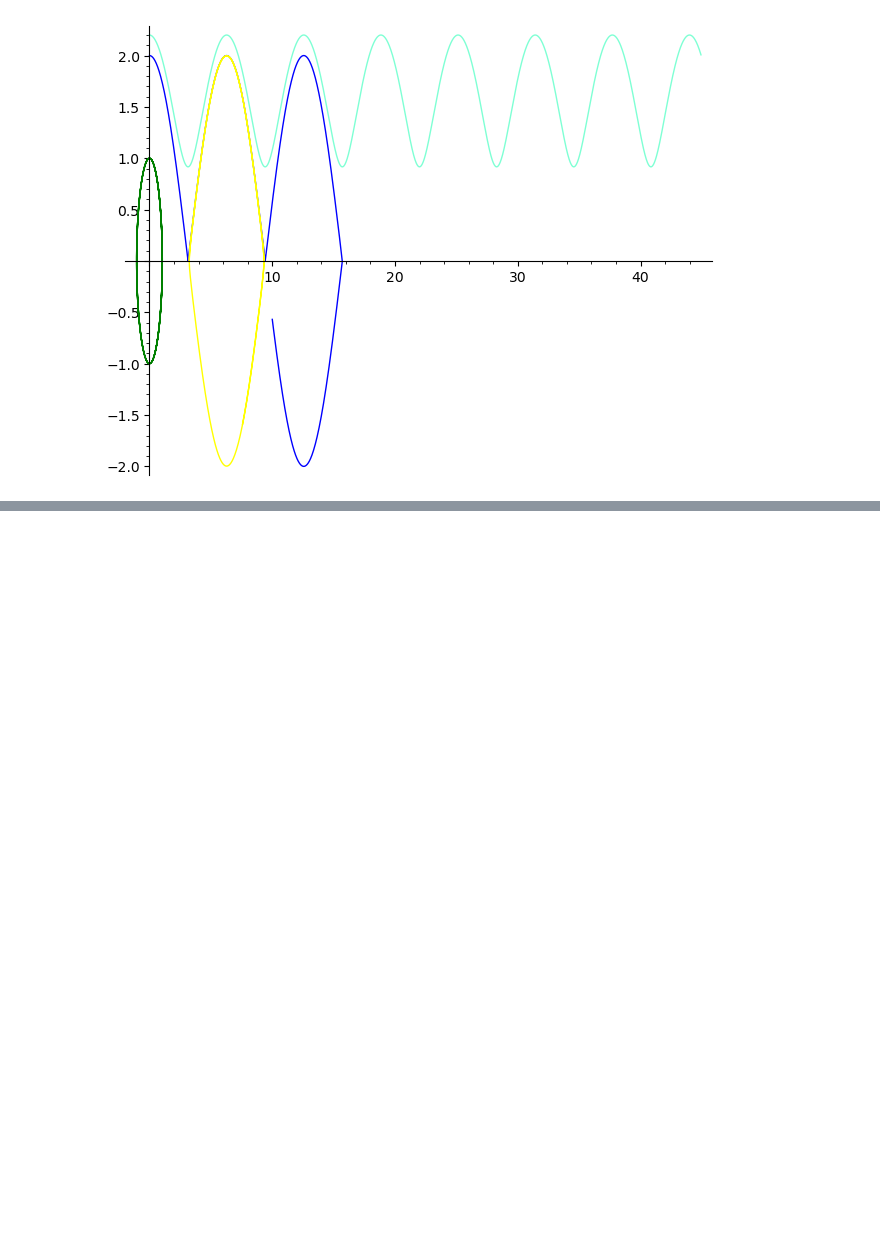
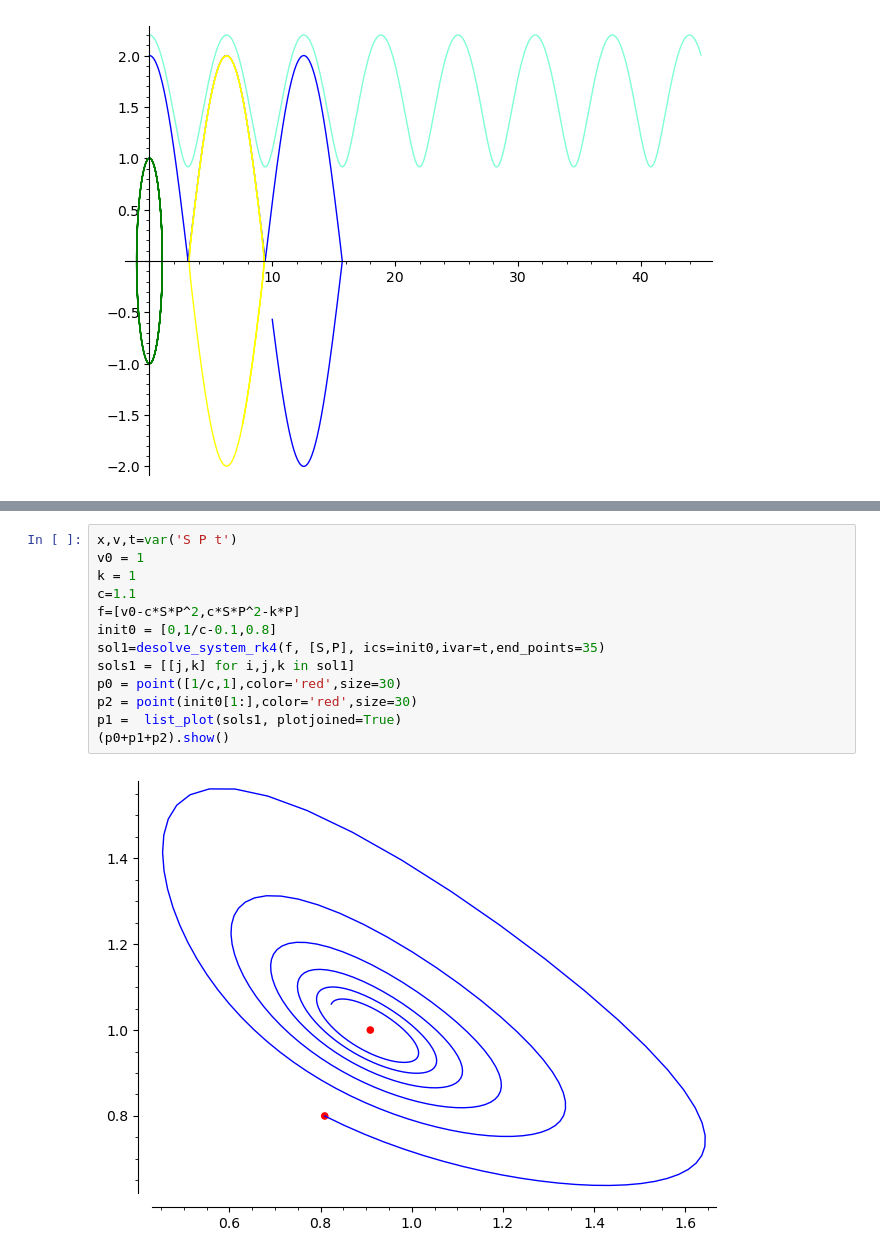
Before and after one commit to adhalanay/curs-ecologie, a Jupyter notebook: Cursul10.ipynb, the cells around one changed output, grey strips where cells are left out. Drawn from its saved outputs; the diff is of its cells as text; blank space fills up the shorter version.

```diff
--- a/Cursul10.ipynb
+++ b/Cursul10.ipynb
@@ -360,0 +475,15 @@ p5=line(zip(sol4[:,0],sol4[:,1]),color='yellow')
+# %%
+x,v,t=var('S P t')
+v0 = 1
+k = 1
+c=1.1
+f=[v0-c*S*P^2,c*S*P^2-k*P]
+init0 = [0,1/c-0.1,0.8]
+sol1=desolve_system_rk4(f, [S,P], ics=init0,ivar=t,end_points=35)
+sols1 = [[j,k] for i,j,k in sol1]
+p0 = point([1/c,1],color='red',size=30)
+p2 = point(init0[1:],color='red',size=30)
+p1 =  list_plot(sols1, plotjoined=True)
+(p0+p1+p2).show()
+# %% [output]
+[figure, added]
```
Also changed, not shown: parts of 13 cells of this notebook, 2 other files.
